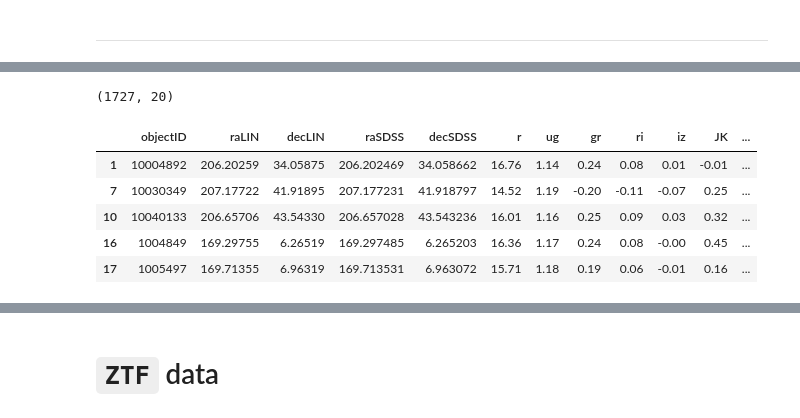
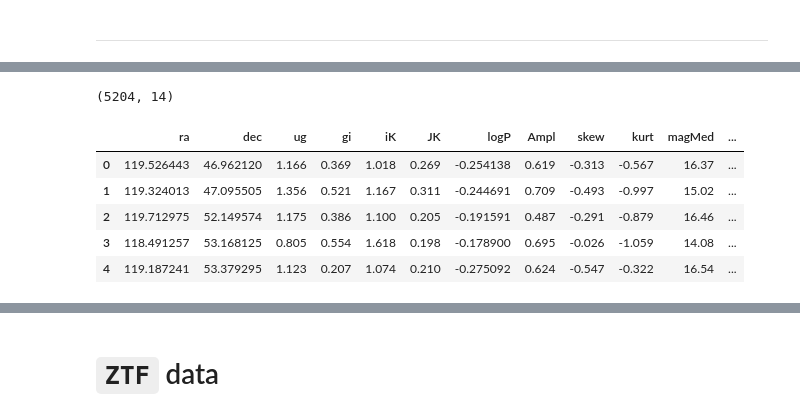
Before and after one commit to emadonev/var_stars, a Jupyter notebook: nbs/02_Data_preparation.ipynb, the cells around one changed output, grey strips where cells are left out. Saved outputs shown, nothing was run; the diff lists cells and outputs as text; code cells hidden in the pictures.

```diff
--- a/nbs/02_Data_preparation.ipynb
+++ b/nbs/02_Data_preparation.ipynb
@@ -208,13 +146,13 @@ LINEAR_data.head()
-# %%
-Lrrlyr = LINEAR_data[(LINEAR_data['r']>14)&(LINEAR_data['r']<20)&(LINEAR_data['ug']>0.98)&(LINEAR_data['ug']<1.30)&(LINEAR_data['ri']>-0.15)&(LINEAR_data['ri']<0.22)&(LINEAR_data['iz']>-0.21)&(LINEAR_data['iz']<0.25)]
-print(Lrrlyr.shape)
-Lrrlyr.head()
-# %% [output]
-(1727, 20)
-|  | objectID | raLIN | decLIN | raSDSS | decSDSS | r | ug | gr | ri | iz | JK | ... |
-| 1 | 10004892 | 206.20259 | 34.05875 | 206.202469 | 34.058662 | 16.76 | 1.14 | 0.24 | 0.08 | 0.01 | -0.01 | ... |
-| 7 | 10030349 | 207.17722 | 41.91895 | 207.177231 | 41.918797 | 14.52 | 1.19 | -0.20 | -0.11 | -0.07 | 0.25 | ... |
-| 10 | 10040133 | 206.65706 | 43.54330 | 206.657028 | 43.543236 | 16.01 | 1.16 | 0.25 | 0.09 | 0.03 | 0.32 | ... |
-| 16 | 1004849 | 169.29755 | 6.26519 | 169.297485 | 6.265203 | 16.36 | 1.17 | 0.24 | 0.08 | -0.00 | 0.45 | ... |
-| 17 | 1005497 | 169.71355 | 6.96319 | 169.713531 | 6.963072 | 15.71 | 1.18 | 0.19 | 0.06 | -0.01 | 0.16 | ... |
+# %%
+LINEAR_periods = select_good_LINEAR(dataL)
+print(LINEAR_periods.shape)
+LINEAR_periods.head()
+# %% [output]
+(5204, 14)
+|  | ra | dec | ug | gi | iK | JK | logP | Ampl | skew | kurt | magMed | ... |
+| 0 | 119.526443 | 46.962120 | 1.166 | 0.369 | 1.018 | 0.269 | -0.254138 | 0.619 | -0.313 | -0.567 | 16.37 | ... |
+| 1 | 119.324013 | 47.095505 | 1.356 | 0.521 | 1.167 | 0.311 | -0.244691 | 0.709 | -0.493 | -0.997 | 15.02 | ... |
+| 2 | 119.712975 | 52.149574 | 1.175 | 0.386 | 1.100 | 0.205 | -0.191591 | 0.487 | -0.291 | -0.879 | 16.46 | ... |
+| 3 | 118.491257 | 53.168125 | 0.805 | 0.554 | 1.618 | 0.198 | -0.178900 | 0.695 | -0.026 | -1.059 | 14.08 | ... |
+| 4 | 119.187241 | 53.379295 | 1.123 | 0.207 | 1.074 | 0.210 | -0.275092 | 0.624 | -0.547 | -0.322 | 16.54 | ... |
 # %%
```
Also changed, not shown: parts of 14 cells of this notebook, 17 other files.
